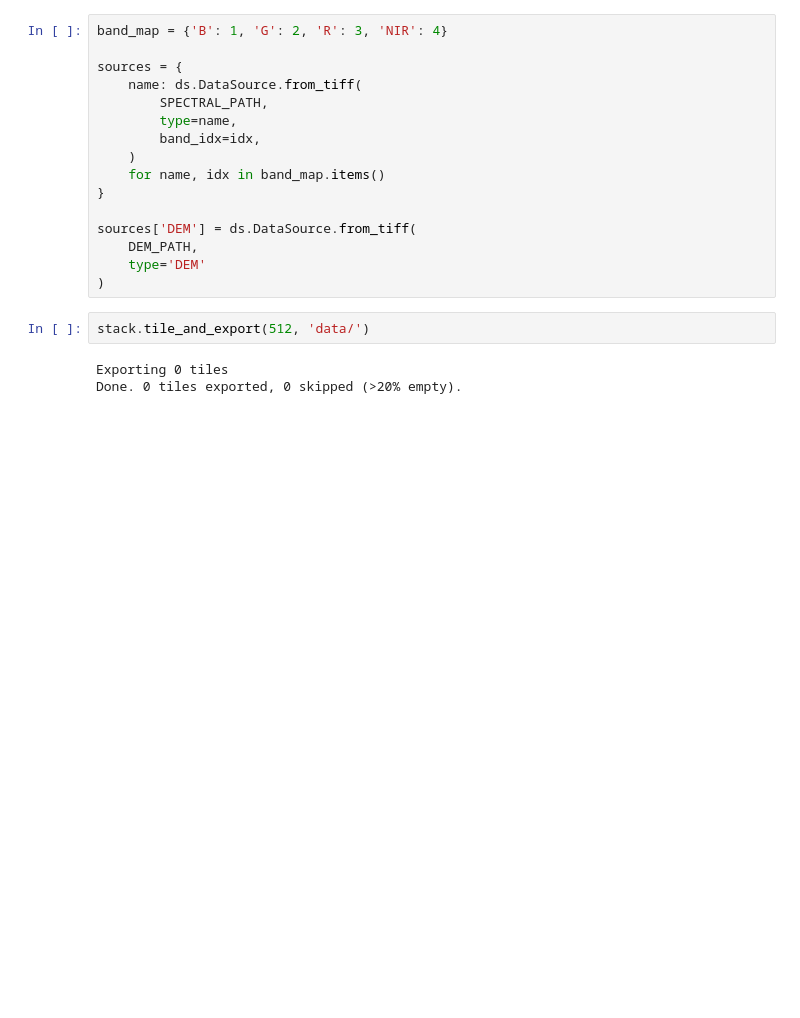
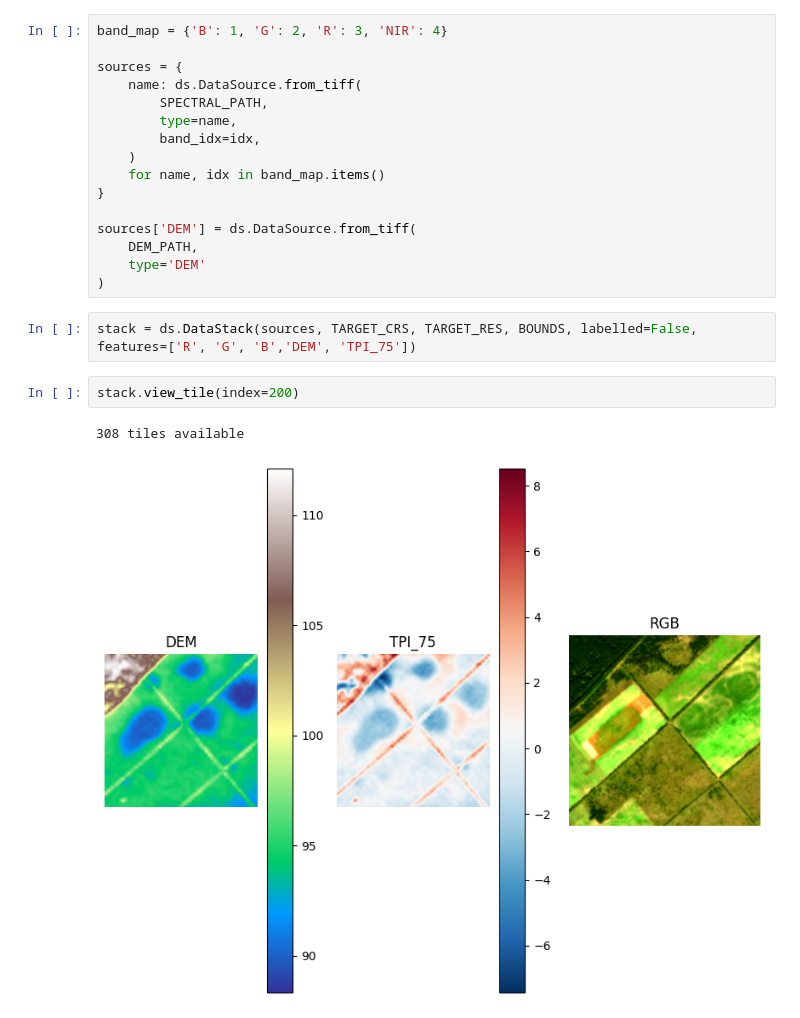
Before and after one commit to willhcm/scd-detection, a Jupyter notebook: code/notebooks/SingleTile.ipynb, the cells around one changed output. Saved outputs shown, nothing was run; the diff lists cells and outputs as text; blank space fills up the shorter version.

Commit message:
Added functionality to choose which layers should be added to DataStack. Started Hillshade data loading for coarse appraisal of potential SCD density for informing field exploration in June

```diff
--- a/code/notebooks/SingleTile.ipynb
+++ b/code/notebooks/SingleTile.ipynb
@@ -41,7 +43,9 @@ sources['DEM'] = ds.DataSource.from_tiff(
     type='DEM'
 )
 # %%
-stack.tile_and_export(512, 'data/')
+stack = ds.DataStack(sources, TARGET_CRS, TARGET_RES, BOUNDS, labelled=False, features=['R', 'G', 'B','DEM', 'TPI_75'])
-# %% [output]
-Exporting 0 tiles
-Done. 0 tiles exported, 0 skipped (>20% empty).
+# %%
+stack.view_tile(index=200)
+# %% [output]
+308 tiles available
+[figure, added]
```
Also changed, not shown: parts of 1 cell of this notebook, 4 other files.
